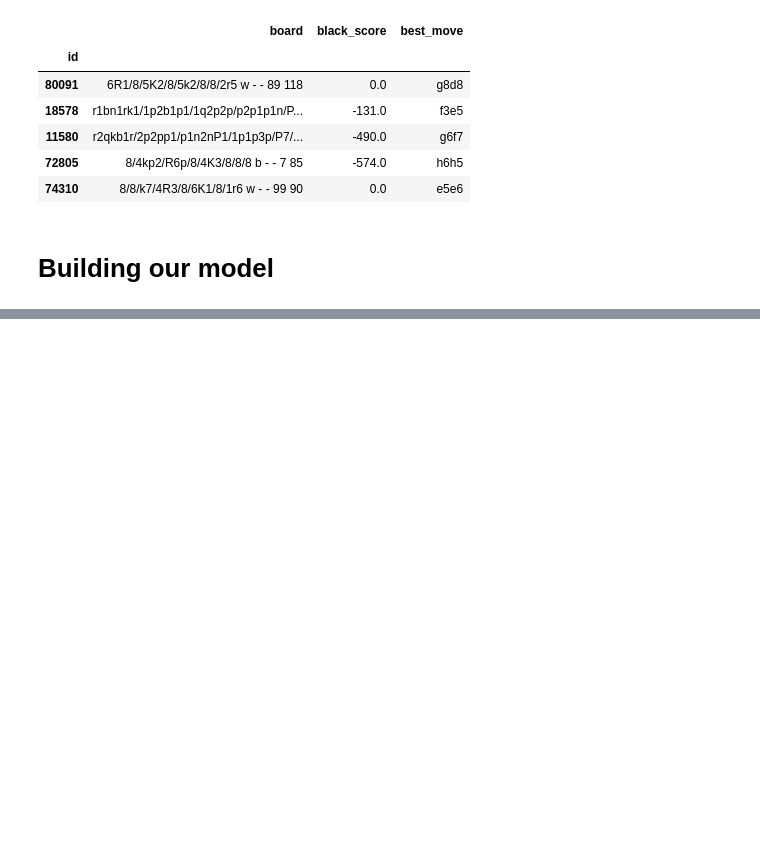
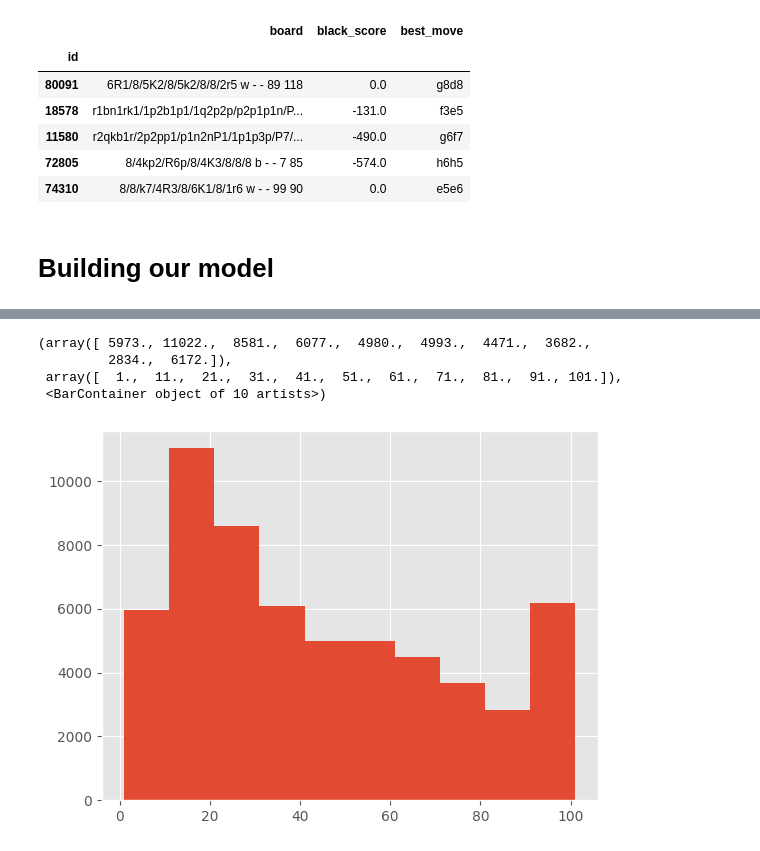
Before and after one commit to iamHaiNQ/ChessAI, a Jupyter notebook: model.ipynb, the cells around one changed output, grey strips where cells are left out. Drawn from its saved outputs; the diff is of its cells as text; code cells hidden in the pictures; blank space fills up the shorter version.

```diff
--- a/model.ipynb
+++ b/model.ipynb
@@ -383,0 +416,5 @@ def play_nn(fen, show_move_evaluations=False, player='b'):
+# %%
+import pandas as pd
+
+train_df = pd.read_csv('Data/train.csv', index_col='id')
+train_df.head()
@@ -383,0 +429,26 @@ def play_nn(fen, show_move_evaluations=False, player='b'):
+# %%
+def count_material(fen):
+    total_material = 0
+    material_dict = {
+        'p': 1,
+        'b': 3,
+        'n': 3,
+        'r': 5,
+        'q': 9
+    }
+    for char in fen.lower():
+        if char in material_dict:
+            total_material += material_dict[char]
+
+    return total_material
+
+train_df['total_material'] = train_df['board'].apply(count_material)
+# %%
+import matplotlib.pyplot as plt
+plt.hist(train_df['total_material'])
+# %% [output]
+(array([ 5973., 11022.,  8581.,  6077.,  4980.,  4993.,  4471.,  3682.,
+         2834.,  6172.]),
+ array([  1.,  11.,  21.,  31.,  41.,  51.,  61.,  71.,  81.,  91., 101.]),
+ <BarContainer object of 10 artists>)
+[figure, added]
```
Also changed, not shown: parts of 22 cells of this notebook.
